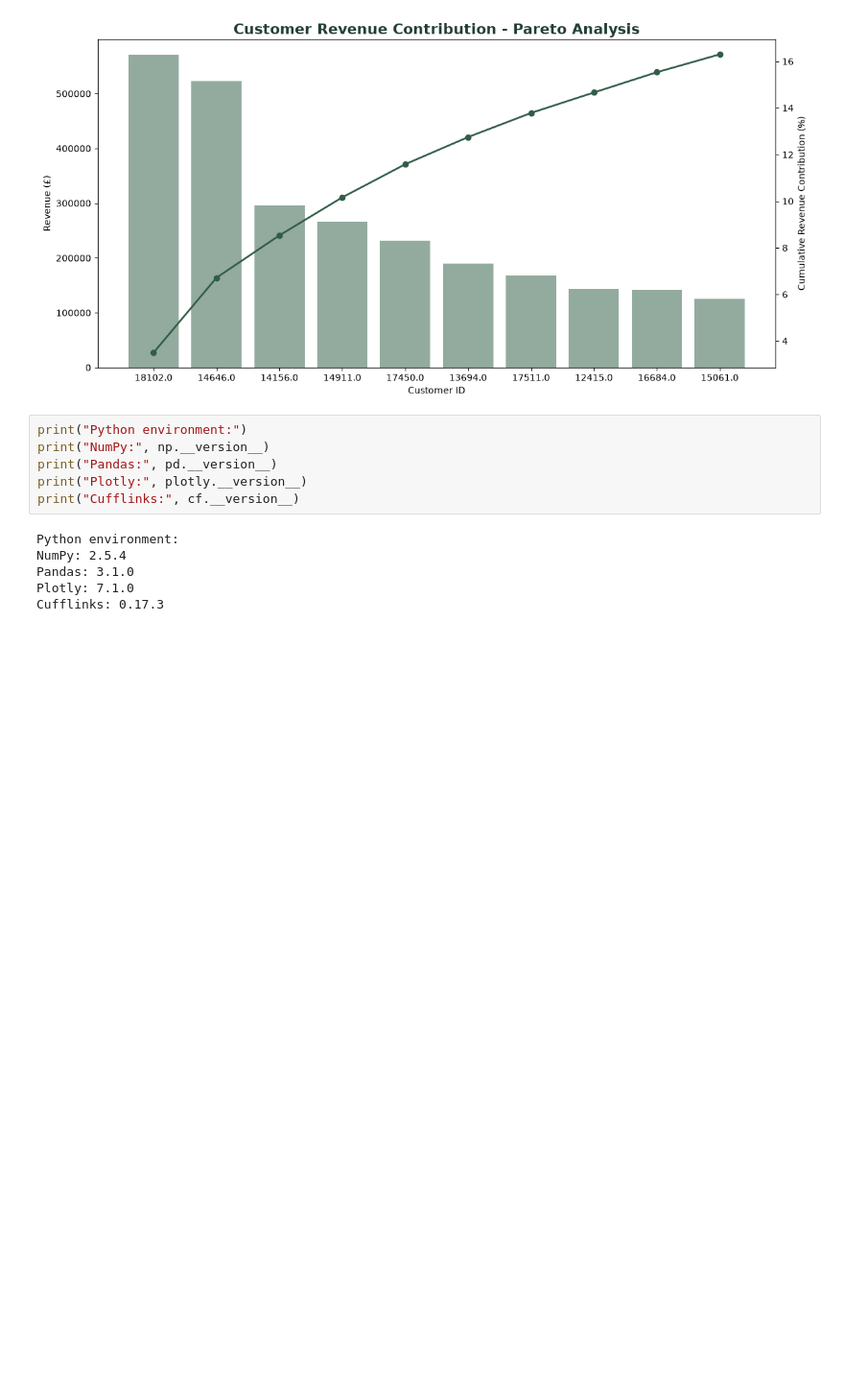
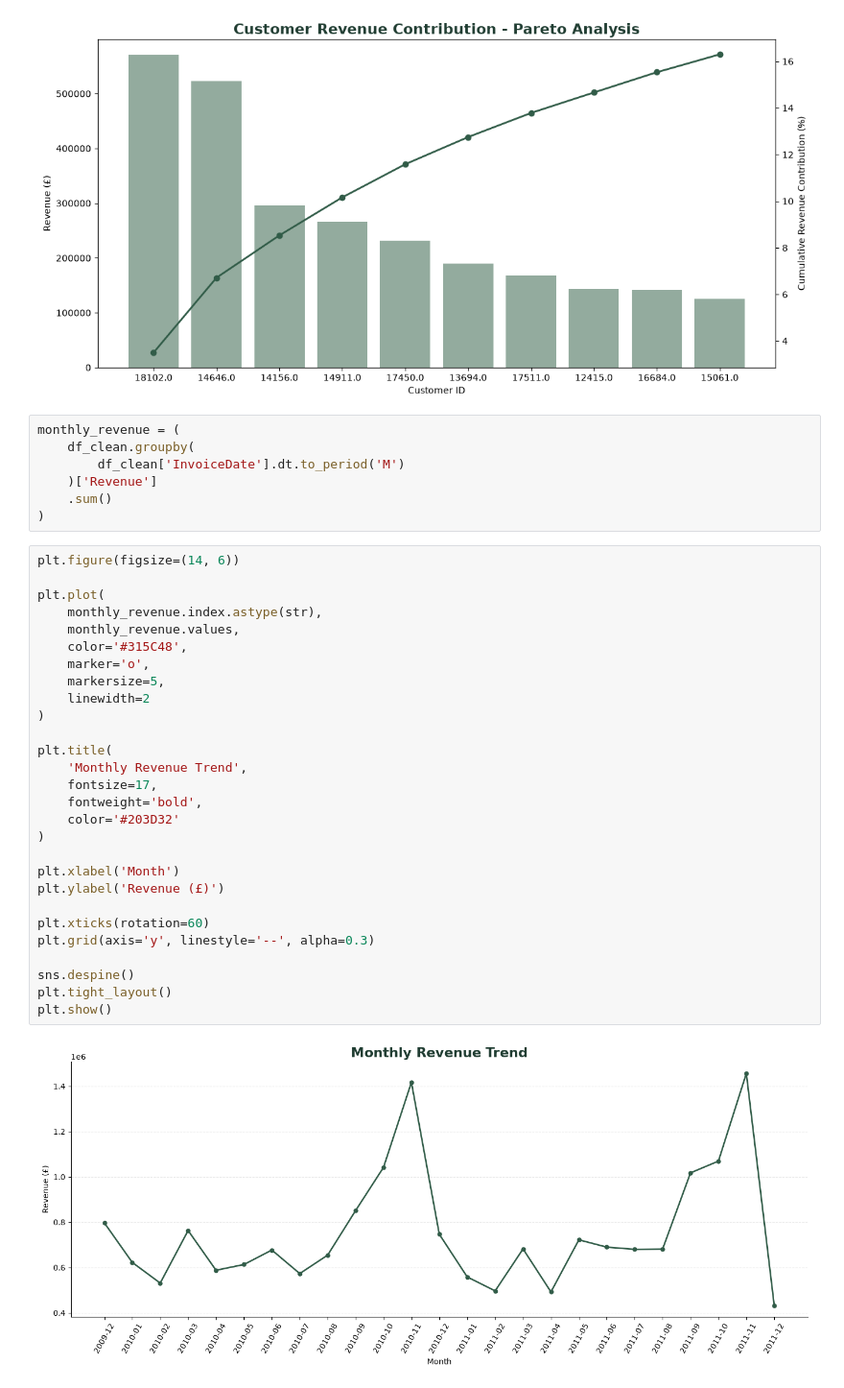
Before and after one commit to purvxi/Retail_Sales_Intelligence, a Jupyter notebook: Notebooks/visualization.ipynb, the cells around one changed output. Shown at 96% size. Saved outputs shown, nothing was run; the diff lists cells and outputs as text; blank space fills up the shorter version.

Commit message:
Foundational  Visualization till Q5 done

```diff
--- a/Notebooks/visualization.ipynb
+++ b/Notebooks/visualization.ipynb
@@ -205,14 +205,39 @@ plt.show()
 # %% [output]
 [figure]
 # %%
-print("Python environment:")
-print("NumPy:", np.__version__)
-print("Pandas:", pd.__version__)
-print("Plotly:", plotly.__version__)
-print("Cufflinks:", cf.__version__)
+monthly_revenue = (
+    df_clean.groupby(
+        df_clean['InvoiceDate'].dt.to_period('M')
+    )['Revenue']
+    .sum()
+)
-# %% [output]
-Python environment:
-NumPy: 2.5.4
-Pandas: 3.1.0
-Plotly: 7.1.0
-Cufflinks: 0.17.3
+# %%
+plt.figure(figsize=(14, 6))
+
+plt.plot(
+    monthly_revenue.index.astype(str),
+    monthly_revenue.values,
+    color='#315C48',
+    marker='o',
+    markersize=5,
+    linewidth=2
+)
+
+plt.title(
+    'Monthly Revenue Trend',
+    fontsize=17,
+    fontweight='bold',
+    color='#203D32'
+)
+
+plt.xlabel('Month')
+plt.ylabel('Revenue (£)')
+
+plt.xticks(rotation=60)
+plt.grid(axis='y', linestyle='--', alpha=0.3)
+
+sns.despine()
+plt.tight_layout()
+plt.show()
+# %% [output]
+[figure, added]
```
Also changed, not shown: parts of 3 cells of this notebook.
